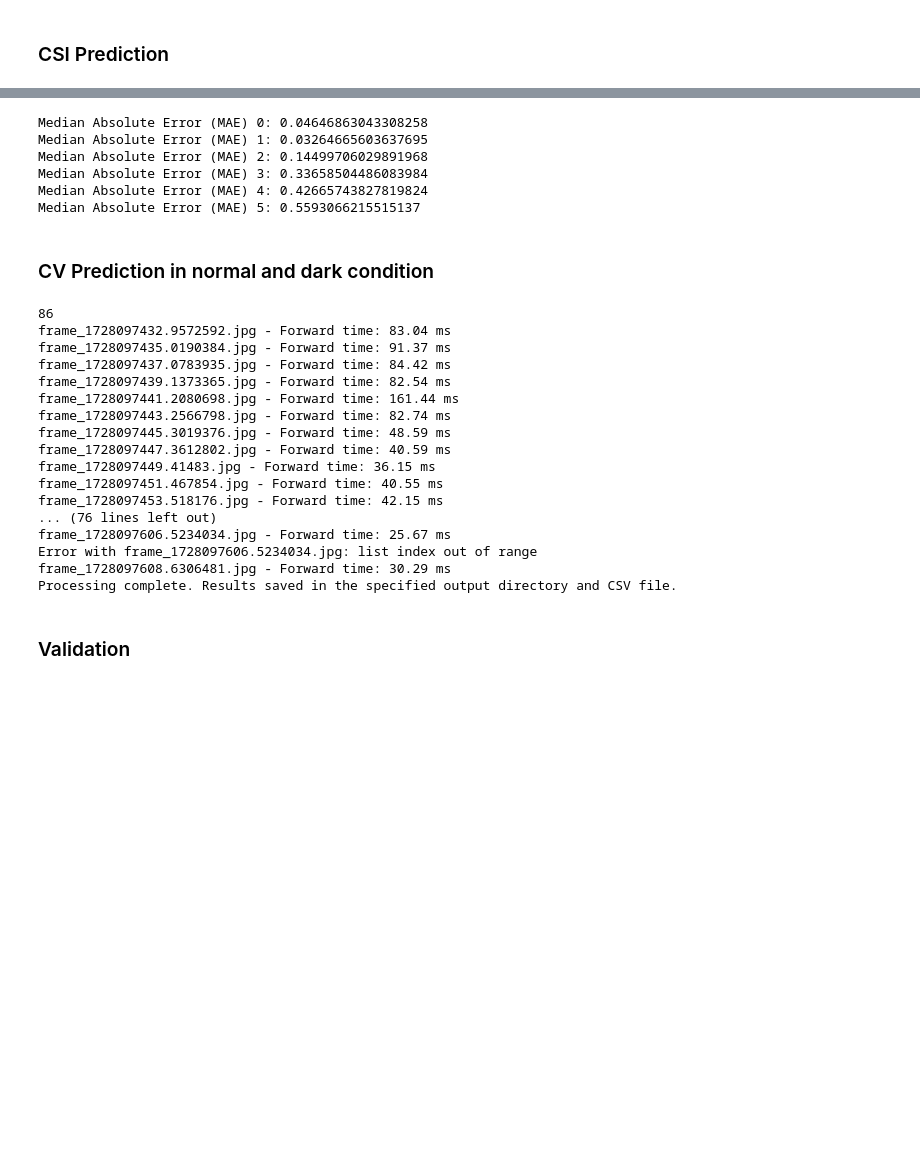
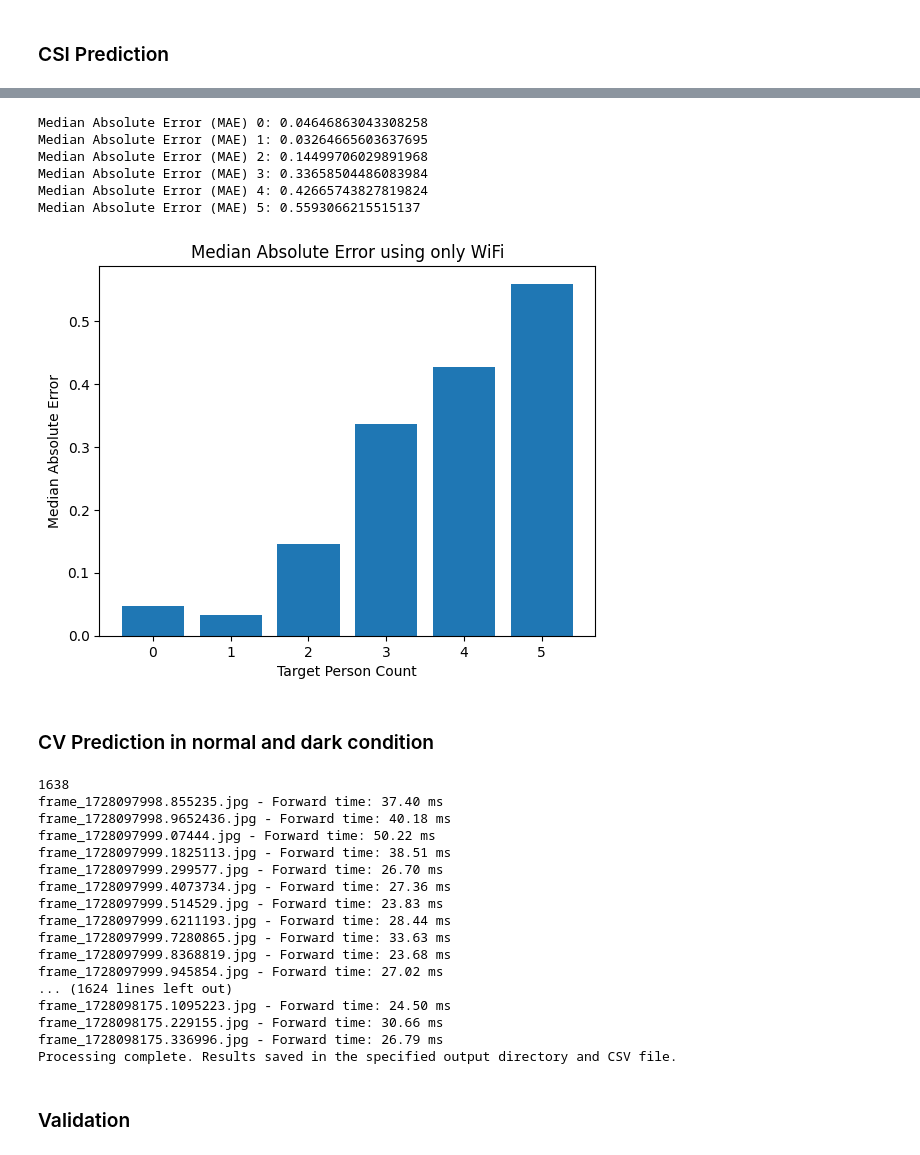
Before and after one commit to thu4n/WiFi-Vision-Counting, a Jupyter notebook: combine-output-testing.ipynb, the cells around one changed output, grey strips where cells are left out. Saved outputs shown, nothing was run; the diff lists cells and outputs as text; code cells hidden in the pictures; blank space fills up the shorter version.

```diff
--- a/combine-output-testing.ipynb
+++ b/combine-output-testing.ipynb
@@ -697,31 +698,49 @@ There are 108 segments to extract
 4/4 ━━━━━━━━━━━━━━━━━━━━ 0s 5ms/step
 # %%
 from sklearn.metrics import median_absolute_error
+
+med_ae_values = []
 
 for i in range(len(prediction_list)):
   target_value = i
   # Create a target array with the same shape as predictions
   target_array = np.full_like(prediction_list[i], target_value)
 
   # Calculate the MAE
   mae = median_absolute_error(target_array, prediction_list[i])
+  med_ae_values.append(mae)
+  print(f'Median Absolute Error (MAE) {i}: {mae}')
 
-  print(f'Median Absolute Error (MAE) {i}: {mae}')
+# Create a list of target person counts:
+target_counts = [0, 1, 2, 3, 4, 5]
+
+# Plot the line chart
+plt.bar(target_counts, med_ae_values)
+
+# Customize the plot
+plt.xlabel('Target Person Count')
+plt.ylabel('Median Absolute Error')
+plt.title('Median Absolute Error using only WiFi')
+plt.xticks(target_counts)
+
+# Show the plot
+plt.show()
 # %% [output]
 Median Absolute Error (MAE) 0: 0.04646863043308258
 Median Absolute Error (MAE) 1: 0.03264665603637695
 Median Absolute Error (MAE) 2: 0.14499706029891968
 Median Absolute Error (MAE) 3: 0.33658504486083984
 Median Absolute Error (MAE) 4: 0.42665743827819824
 Median Absolute Error (MAE) 5: 0.5593066215515137
+[figure, added]
 # %% [markdown]
 ### CV Prediction in normal and dark condition
 # %%
-test_csv = '/content/drive/MyDrive/UIT/UIT_Graduation_Thesis/Test/coco-dark-051024-session1-1person.csv'
+test_csv = '/content/drive/MyDrive/UIT/UIT_Graduation_Thesis/Test/yolof2v5-dark-051024-session1-0person.csv'
 LABEL_NAMES = ['person']
 # replace with dark folder when testing in dark condition
 # /content/drive/MyDrive/UIT/UIT_Graduation_Thesis/Dataset/1_Processed/CV_Dark_Images
-img_path = '/content/drive/MyDrive/UIT/UIT_Graduation_Thesis/Dataset/1_Processed/CV_Dark_Images/full-dark-051024-session1-1person'
+img_path = '/content/drive/MyDrive/UIT/UIT_Graduation_Thesis/Dataset/1_Processed/CV_Dark_TrueCount/dark_051024_session1_0'
 selected_timestamps = load_img_data(img_path)
 
 # Prepare CSV file
@@ -789,22 +808,22 @@ with open(test_csv, mode='w', newline='') as csv_file:
 
 print("Processing complete. Results saved in the specified output directory and CSV file.")
 # %% [output]
-86
-frame_1728097432.9572592.jpg - Forward time: 83.04 ms
-frame_1728097435.0190384.jpg - Forward time: 91.37 ms
-frame_1728097437.0783935.jpg - Forward time: 84.42 ms
-frame_1728097439.1373365.jpg - Forward time: 82.54 ms
-frame_1728097441.2080698.jpg - Forward time: 161.44 ms
-frame_1728097443.2566798.jpg - Forward time: 82.74 ms
-frame_1728097445.3019376.jpg - Forward time: 48.59 ms
-frame_1728097447.3612802.jpg - Forward time: 40.59 ms
-frame_1728097449.41483.jpg - Forward time: 36.15 ms
-frame_1728097451.467854.jpg - Forward time: 40.55 ms
-frame_1728097453.518176.jpg - Forward time: 42.15 ms
-... (76 lines left out)
-frame_1728097606.5234034.jpg - Forward time: 25.67 ms
-Error with frame_1728097606.5234034.jpg: list index out of range
-frame_1728097608.6306481.jpg - Forward time: 30.29 ms
+1638
+frame_1728097998.855235.jpg - Forward time: 37.40 ms
+frame_1728097998.9652436.jpg - Forward time: 40.18 ms
+frame_1728097999.07444.jpg - Forward time: 50.22 ms
+frame_1728097999.1825113.jpg - Forward time: 38.51 ms
+frame_1728097999.299577.jpg - Forward time: 26.70 ms
+frame_1728097999.4073734.jpg - Forward time: 27.36 ms
+frame_1728097999.514529.jpg - Forward time: 23.83 ms
+frame_1728097999.6211193.jpg - Forward time: 28.44 ms
+frame_1728097999.7280865.jpg - Forward time: 33.63 ms
+frame_1728097999.8368819.jpg - Forward time: 23.68 ms
+frame_1728097999.945854.jpg - Forward time: 27.02 ms
+... (1624 lines left out)
+frame_1728098175.1095223.jpg - Forward time: 24.50 ms
+frame_1728098175.229155.jpg - Forward time: 30.66 ms
+frame_1728098175.336996.jpg - Forward time: 26.79 ms
 Processing complete. Results saved in the specified output directory and CSV file.
 # %% [markdown]
 ### Validation
```
Also changed, not shown: parts of 23 cells of this notebook.
